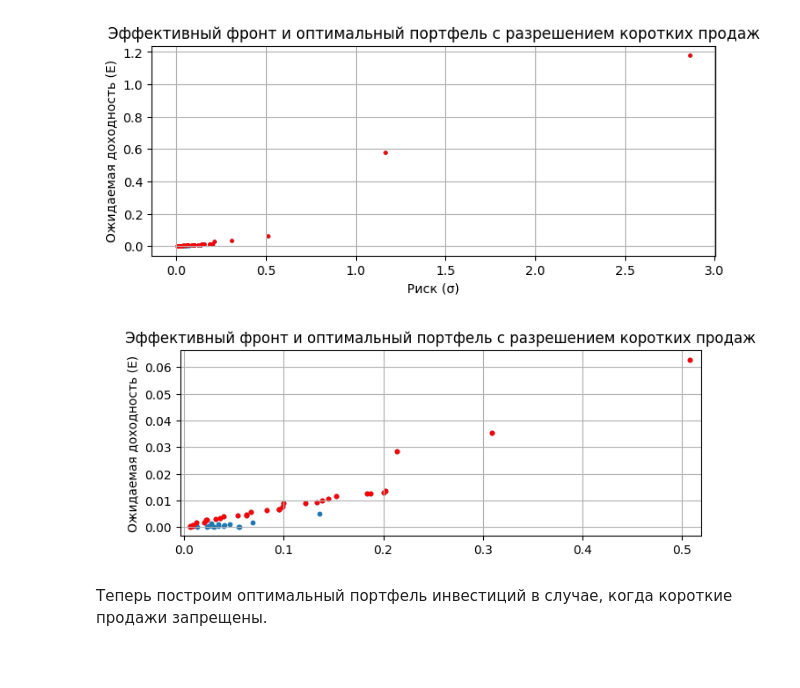
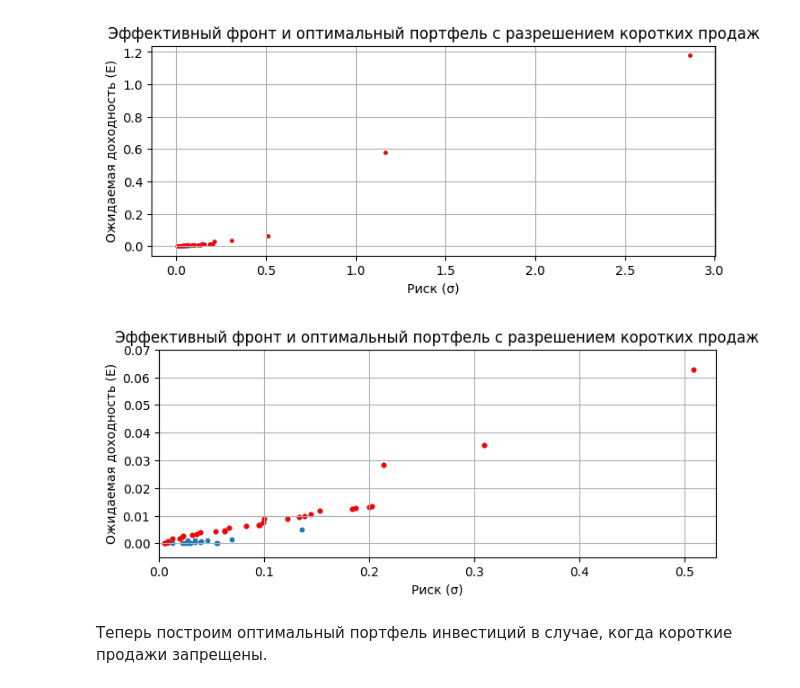
Before and after one commit to AkyLkaNastya/stock-market-analysis, a Jupyter notebook: Часть 2/report.ipynb, the cells around one changed output. Cells and saved outputs as stored; diff of their text form; code cells hidden in the pictures; blank space fills up the shorter version.

```diff
--- a/Часть 2/report.ipynb
+++ b/Часть 2/report.ipynb
@@ -298,24 +310,29 @@ print(portfolio_with_short_sales)
 
 В данном портфеле <b>γ*σ(x) - E(x) = -951755490.0980172</b>
 # %%
-def draw_portfolio(portfolio, size):
+def draw_portfolio(portfolio, size, flag):
     with_short_sales = find_E_n_sigma(data, portfolio['Ticker'])
     with_short_and_pareto = find_E_n_sigma(data, pareto_optimal(with_short_sales))
 
     plt.figure(figsize=(8, 3))
     plt.scatter(with_short_sales['σ'], with_short_sales['E'], s=size)
     plt.scatter(with_short_and_pareto['σ'], with_short_and_pareto['E'], color='red', s=size)
+    if flag:
+        plt.xlim(0, 0.53)
+        plt.ylim(-0.005, 0.07)
     plt.title('Эффективный фронт и оптимальный портфель с разрешением коротких продаж')
     plt.xlabel('Риск (σ)')
     plt.ylabel('Ожидаемая доходность (E)')
     plt.grid()
     plt.show()
 
-draw_portfolio(portfolio_with_short_sales, 5)
+draw_portfolio(portfolio_with_short_sales, 5, False)
 # %% [output]
 [figure]
-# %% [markdown]
-![Эффективный фронт и оптимальный портфель с разрешением коротких продаж ближе.png](<attachment:Эффективный фронт и оптимальный портфель с разрешением коротких продаж ближе.png>)
+# %%
+draw_portfolio(portfolio_with_short_sales, 10, True)
+# %% [output]
+[figure, added]
 # %% [markdown]
 Теперь построим оптимальный портфель инвестиций в случае, когда короткие продажи запрещены.
 # %%
```
Also changed, not shown: parts of 3 cells of this notebook, 1 other file.
